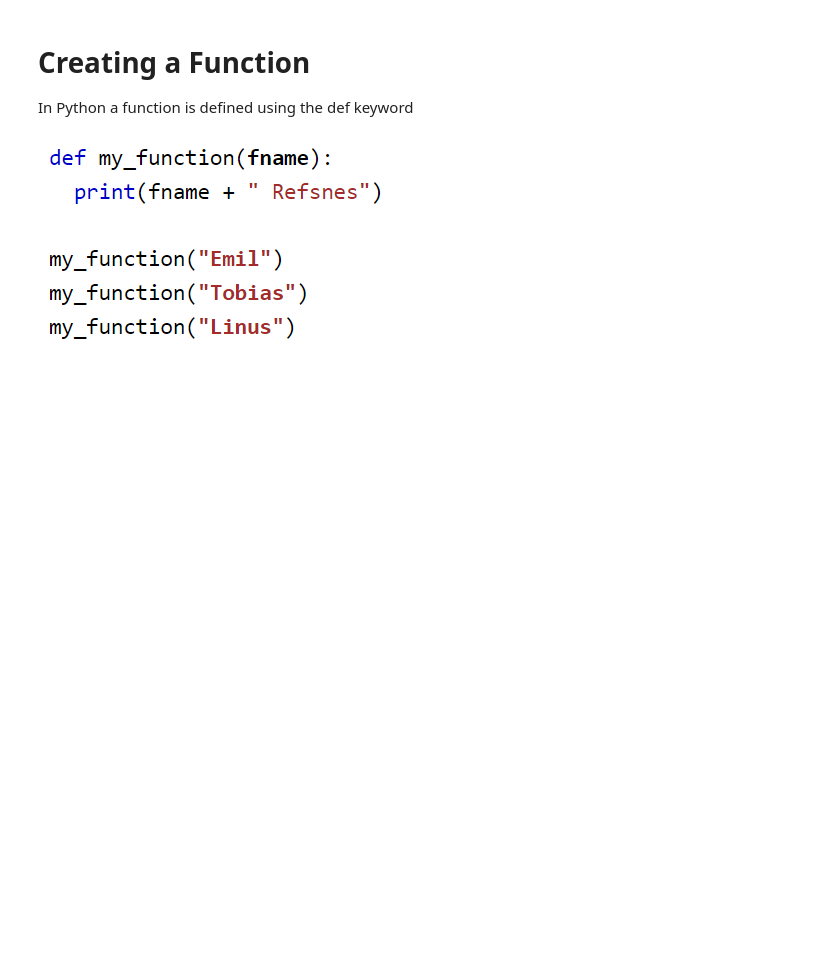
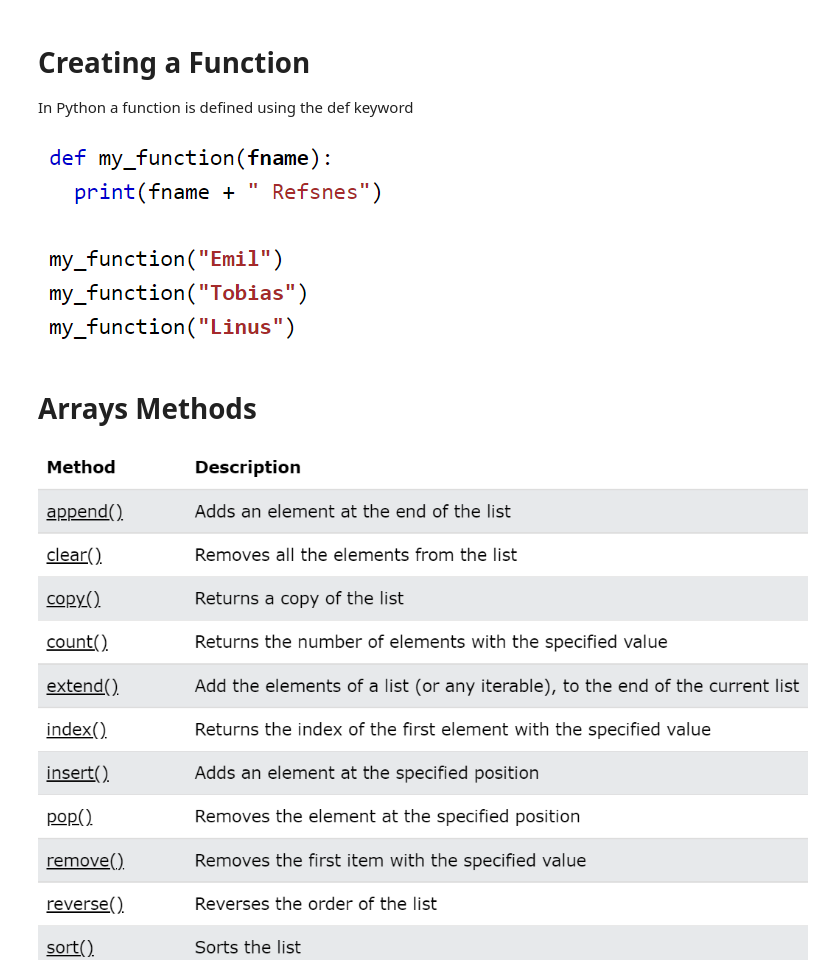
Before and after one commit to anaestg/PCD, a Jupyter notebook: Notas_Python.ipynb, the cells around one changed output. Cells and saved outputs as stored; diff of their text form; code cells hidden in the pictures; blank space fills up the shorter version.

Commit message:
Arrays

```diff
--- a/Notas_Python.ipynb
+++ b/Notas_Python.ipynb
@@ -58,3 +58,9 @@ In Python a function is defined using the def keyword
 display.Image("Imagenes/ExampleFunction.png")
 # %% [output]
 [figure]
+# %% [markdown]
+# Arrays Methods
+# %%
+display.Image("Imagenes/ExampleArrayMethods.png")
+# %% [output]
+[figure, added]
```
Also changed, not shown: parts of 1 cell of this notebook.
